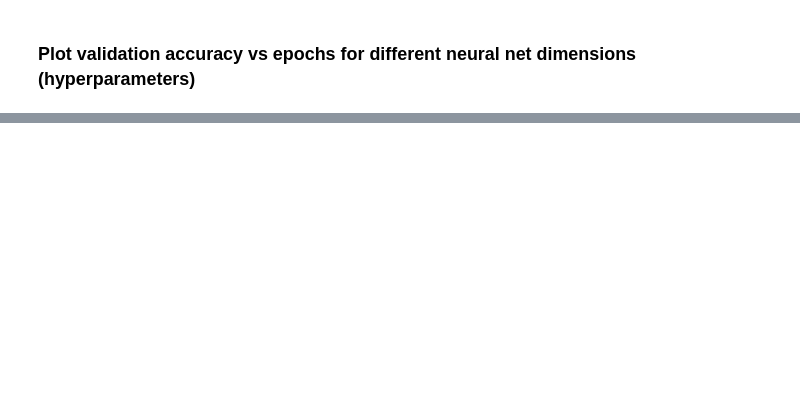
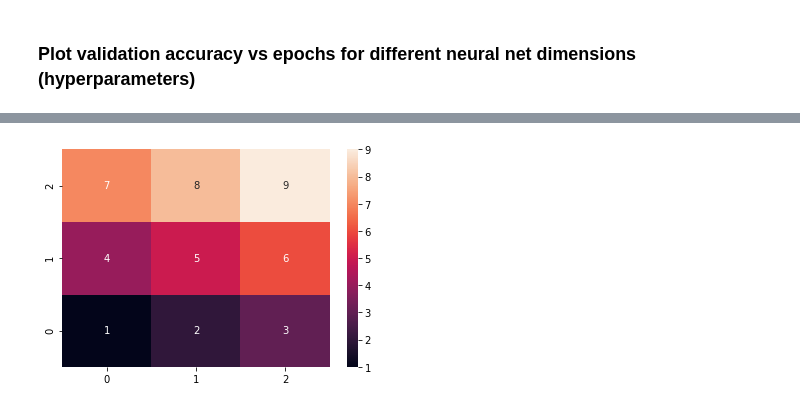
Before and after one commit to antgobar/mnist_simple_nn_tuning, a Jupyter notebook: TensorFlow_MNIST_NN_hyperparameters.ipynb, the cells around one changed output, grey strips where cells are left out. Cells and saved outputs as stored; diff of their text form; code cells hidden in the pictures; blank space fills up the shorter version.

```diff
--- a/TensorFlow_MNIST_NN_hyperparameters.ipynb
+++ b/TensorFlow_MNIST_NN_hyperparameters.ipynb
@@ -168,0 +212,6 @@ plt.show()
+# %%
+ztest = np.array([[1,2,3], [4,5,6], [7,8,9]])
+ax = sns.heatmap(ztest, annot = True)
+ax.invert_yaxis()
+# %% [output]
+[figure, added]
```
Also changed, not shown: parts of 14 cells of this notebook.
